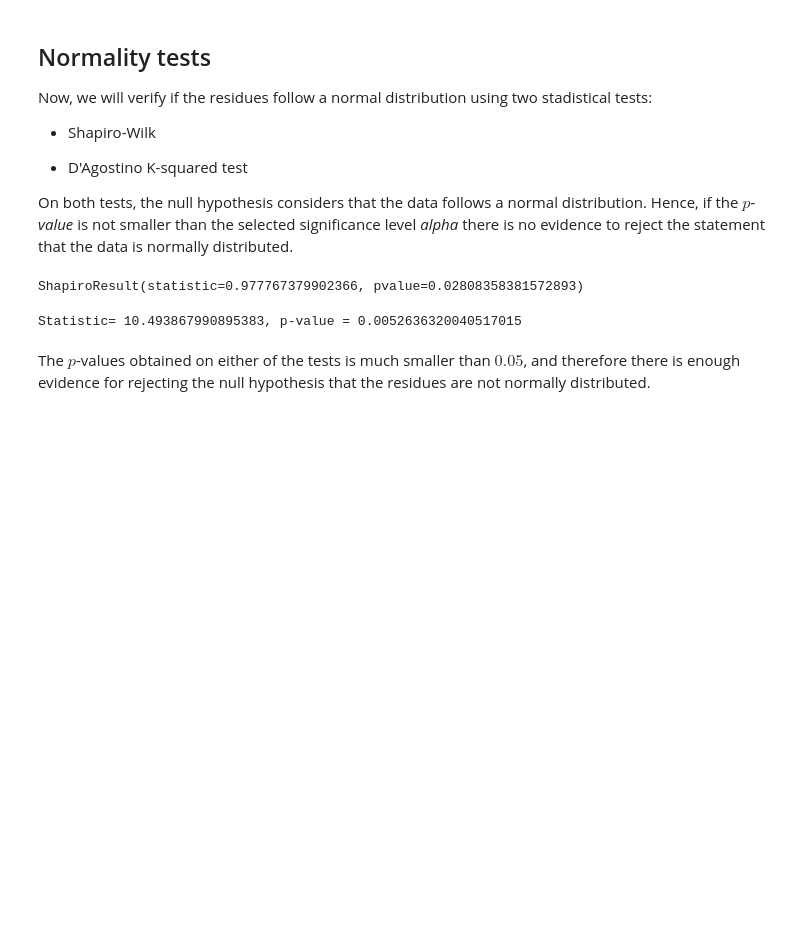
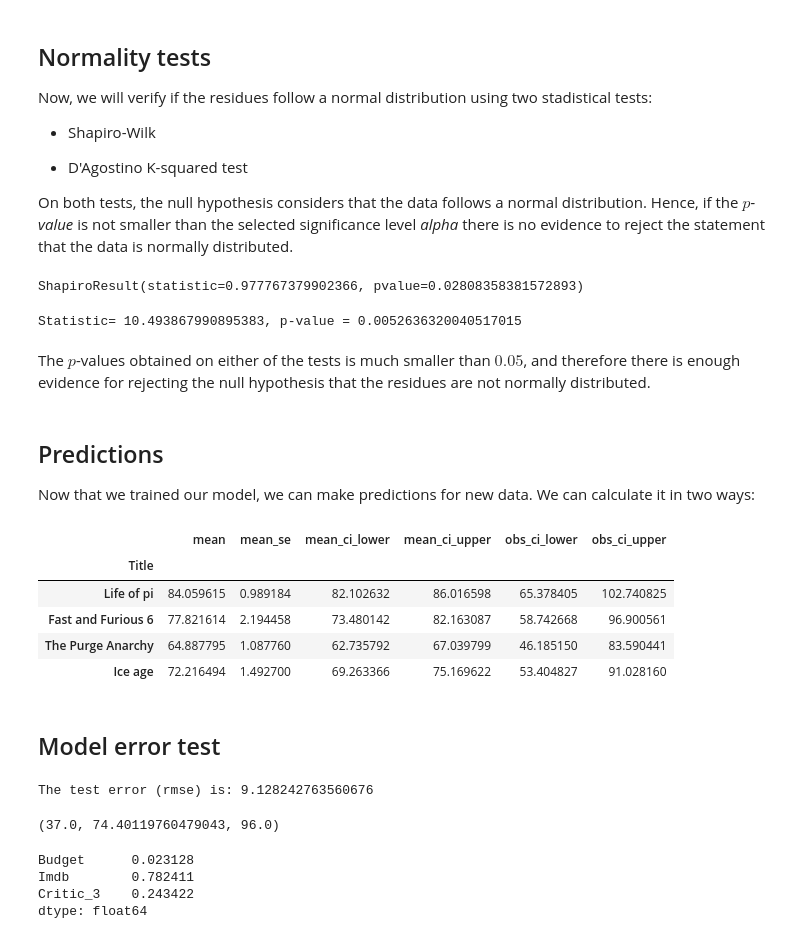
Before and after one commit to Alaninja1209/Did-you-like-the-movie-, a Jupyter notebook: MLRegression_Analysis.ipynb, the cells around one changed output. Drawn from its saved outputs; the diff is of its cells as text; code cells hidden in the pictures; blank space fills up the shorter version.

```diff
--- a/MLRegression_Analysis.ipynb
+++ b/MLRegression_Analysis.ipynb
@@ -680,3 +680,45 @@ print(f"Statistic= {k2}, p-value = {p_value}")
 Statistic= 10.493867990895383, p-value = 0.0052636320040517015
 # %% [markdown]
 The $p$-values obtained on either of the tests is much smaller than $0.05$, and therefore there is enough evidence for rejecting the null hypothesis that the residues are not normally distributed.
+# %% [markdown]
+## Predictions
+
+Now that we trained our model, we can make predictions for new data. We can calculate it in two ways:
+# %%
+# Predictions with 95% confidence intervals
+# ==============================================================================
+predictions = modelm_noint.get_prediction(exog = X_train).summary_frame(alpha=0.05)
+predictions.head(4)
+# %% [output]
+|  | mean | mean_se | mean_ci_lower | mean_ci_upper | obs_ci_lower | obs_ci_upper |
+| Title |  |  |  |  |  |  |
+| Life of pi | 84.059615 | 0.989184 | 82.102632 | 86.016598 | 65.378405 | 102.740825 |
+| Fast and Furious 6 | 77.821614 | 2.194458 | 73.480142 | 82.163087 | 58.742668 | 96.900561 |
+| The Purge Anarchy | 64.887795 | 1.087760 | 62.735792 | 67.039799 | 46.185150 | 83.590441 |
+| Ice age | 72.216494 | 1.492700 | 69.263366 | 75.169622 | 53.404827 | 91.028160 |
+# %% [markdown]
+## Model error test
+# %%
+# Model error test
+# ==============================================================================
+#X_test = sm.add_constant(X_test, prepend=False)
+predictions = modelm_noint.predict(exog = X_test[list(X_train.columns)])
+rmse = root_mean_squared_error(
+        y_true  = y_test,
+        y_pred  = predictions
+       )
+print("")
+print(f"The test error (rmse) is: {rmse}")
+# %% [output]
+The test error (rmse) is: 9.128242763560676
+# %%
+movies['Fans'].min(),movies['Fans'].mean(),movies['Fans'].max()
+# %% [output]
+(37.0, 74.40119760479043, 96.0)
+# %%
+modelm_noint.params
+# %% [output]
+Budget      0.023128
+Imdb        0.782411
+Critic_3    0.243422
+dtype: float64
```
Also changed, not shown: parts of 18 cells of this notebook.
